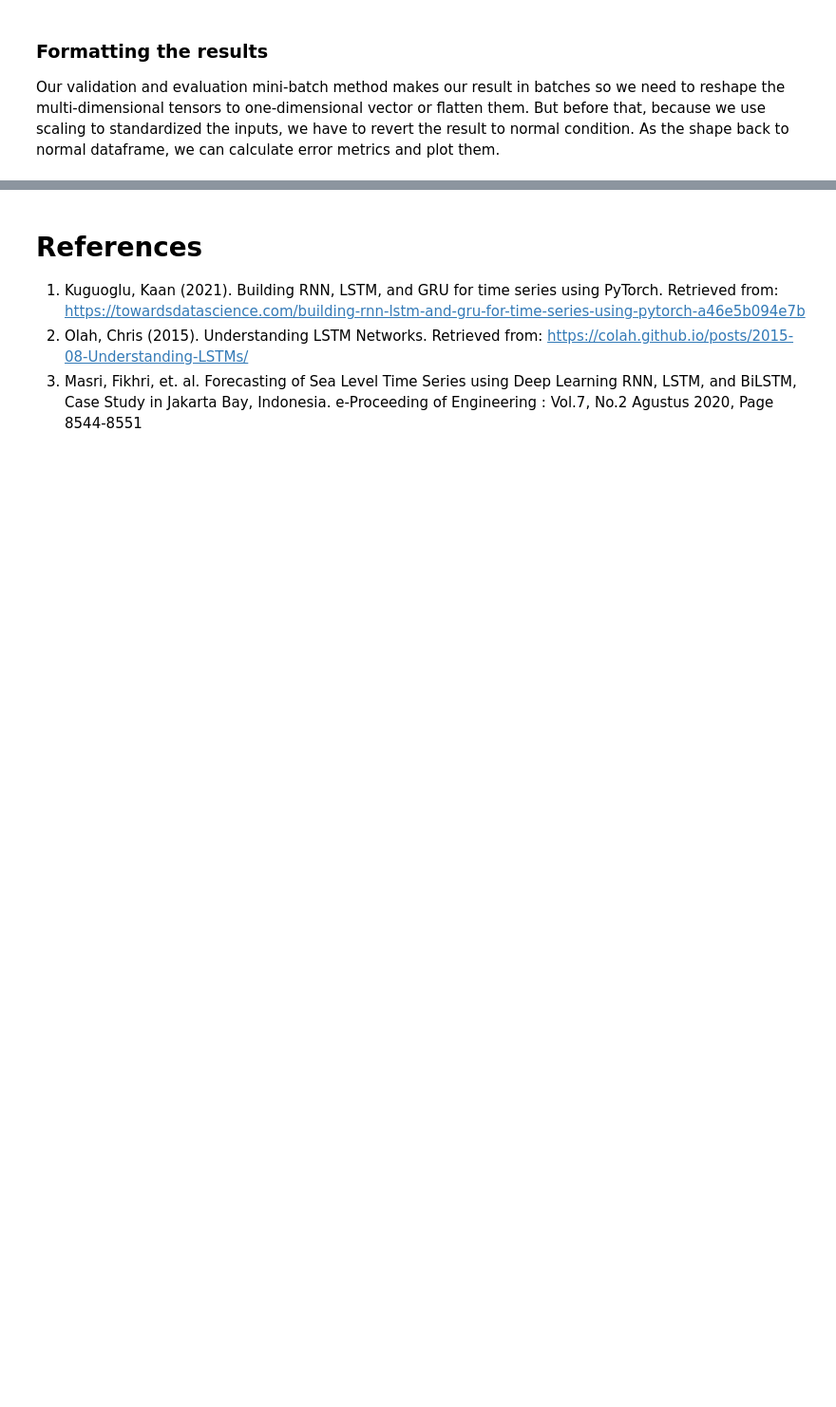
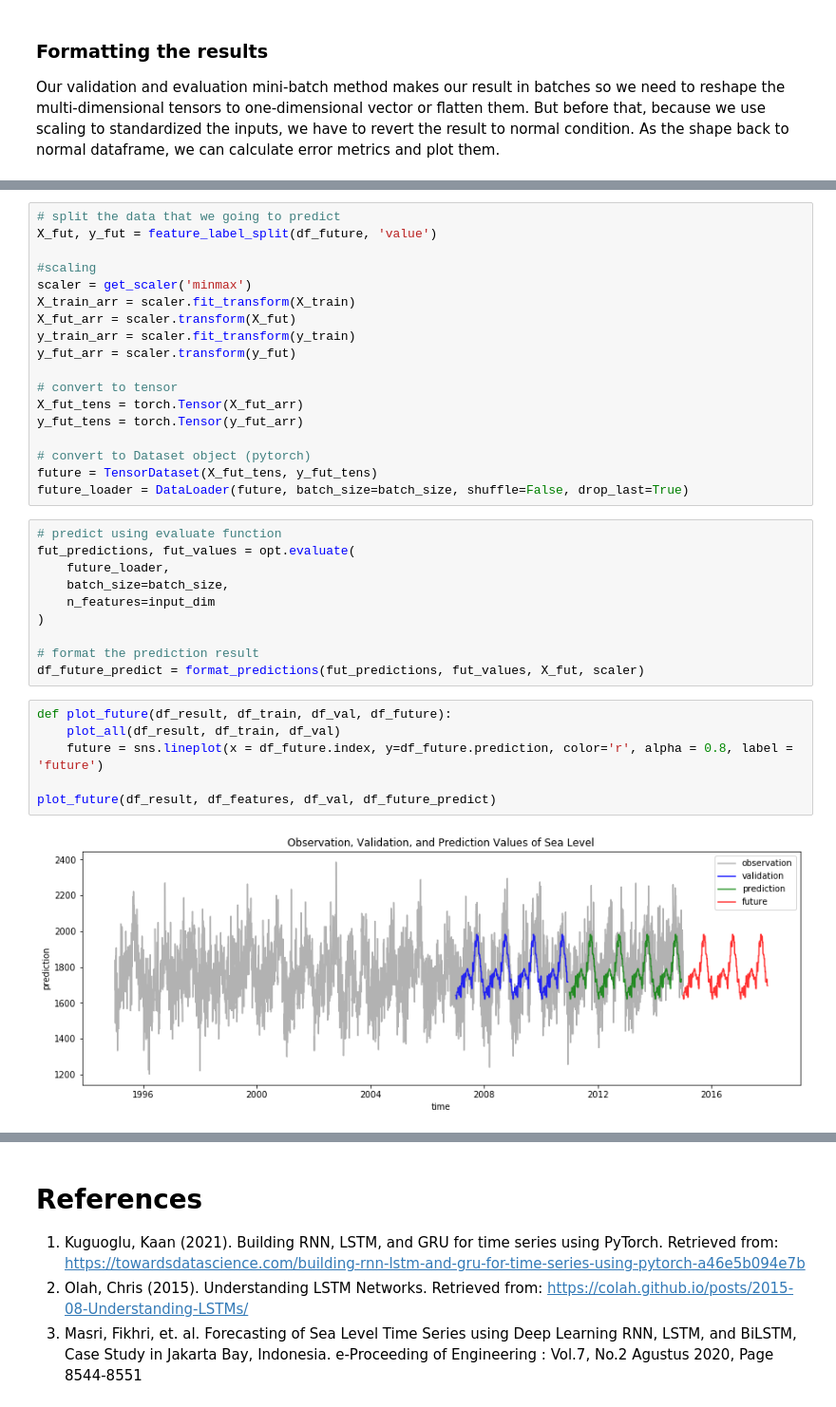
Before and after one commit to kevbow/Sea-Level-Rise-Prediction-with-Pytorch, a Jupyter notebook: DSS 1 - Sea Level Rise Prediction with Pytorch.ipynb, the cells around one changed output, grey strips where cells are left out. Shown: that part at 95% size. Cells and saved outputs as stored; diff of their text form; blank space fills up the shorter version.

```diff
--- a/DSS 1 - Sea Level Rise Prediction with Pytorch.ipynb
+++ b/DSS 1 - Sea Level Rise Prediction with Pytorch.ipynb
@@ -700 +761,37 @@ Sea level rise (prediction) from 2011-2014: 54.78 mm
+# %%
+# split the data that we going to predict
+X_fut, y_fut = feature_label_split(df_future, 'value')
+
+#scaling
+scaler = get_scaler('minmax')
+X_train_arr = scaler.fit_transform(X_train)
+X_fut_arr = scaler.transform(X_fut)
+y_train_arr = scaler.fit_transform(y_train)
+y_fut_arr = scaler.transform(y_fut)
+
+# convert to tensor
+X_fut_tens = torch.Tensor(X_fut_arr)
+y_fut_tens = torch.Tensor(y_fut_arr)
+
+# convert to Dataset object (pytorch)
+future = TensorDataset(X_fut_tens, y_fut_tens)
+future_loader = DataLoader(future, batch_size=batch_size, shuffle=False, drop_last=True)
+# %%
+# predict using evaluate function
+fut_predictions, fut_values = opt.evaluate(
+    future_loader,
+    batch_size=batch_size,
+    n_features=input_dim
+)
+
+# format the prediction result
+df_future_predict = format_predictions(fut_predictions, fut_values, X_fut, scaler)
+# %%
+def plot_future(df_result, df_train, df_val, df_future):
+    plot_all(df_result, df_train, df_val)
+    future = sns.lineplot(x = df_future.index, y=df_future.prediction, color='r', alpha = 0.8, label = 'future')
+
+plot_future(df_result, df_features, df_val, df_future_predict)
+# %% [output]
+[figure, added]
 # %% [markdown]
```
Also changed, not shown: parts of 44 cells of this notebook.
